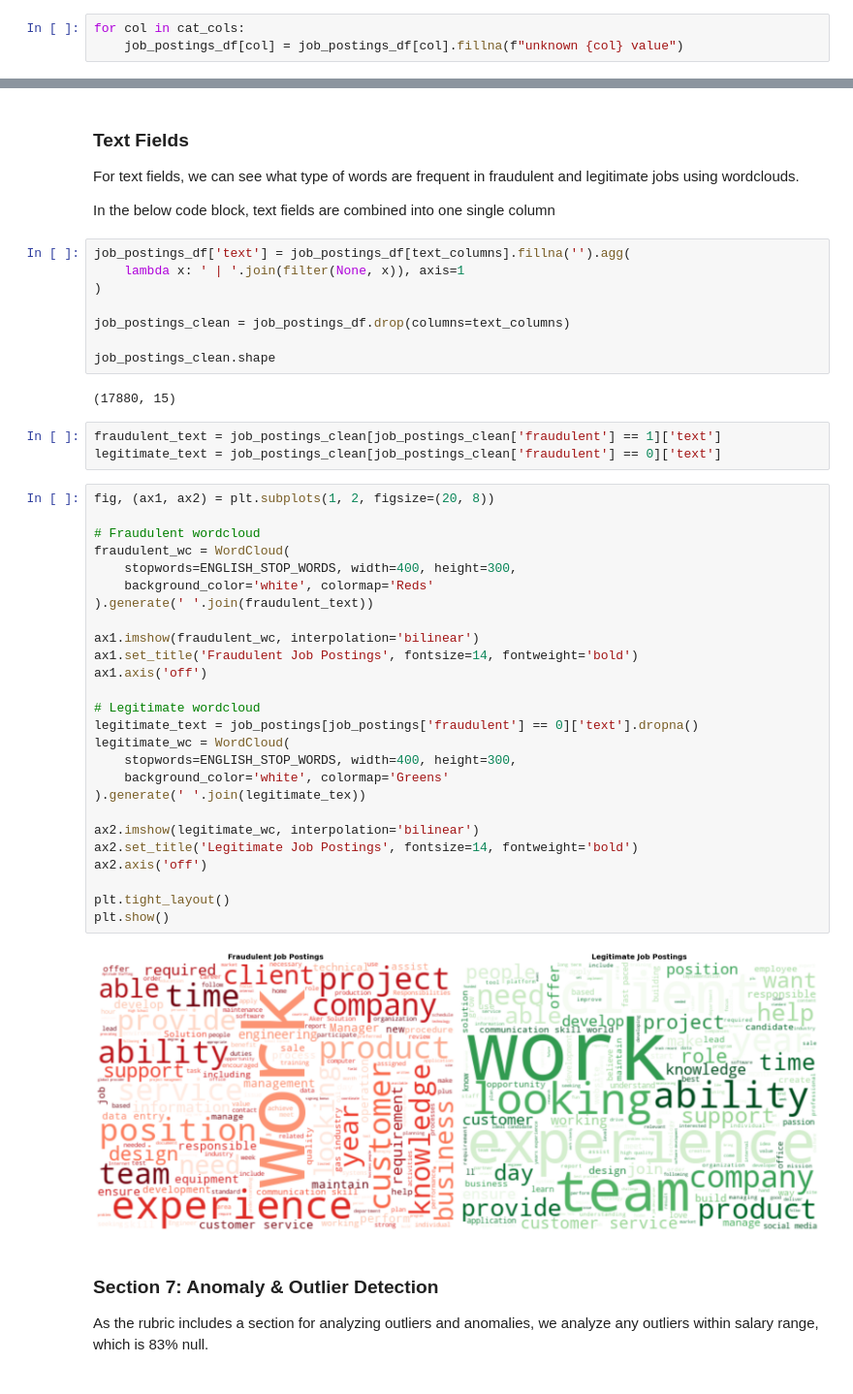
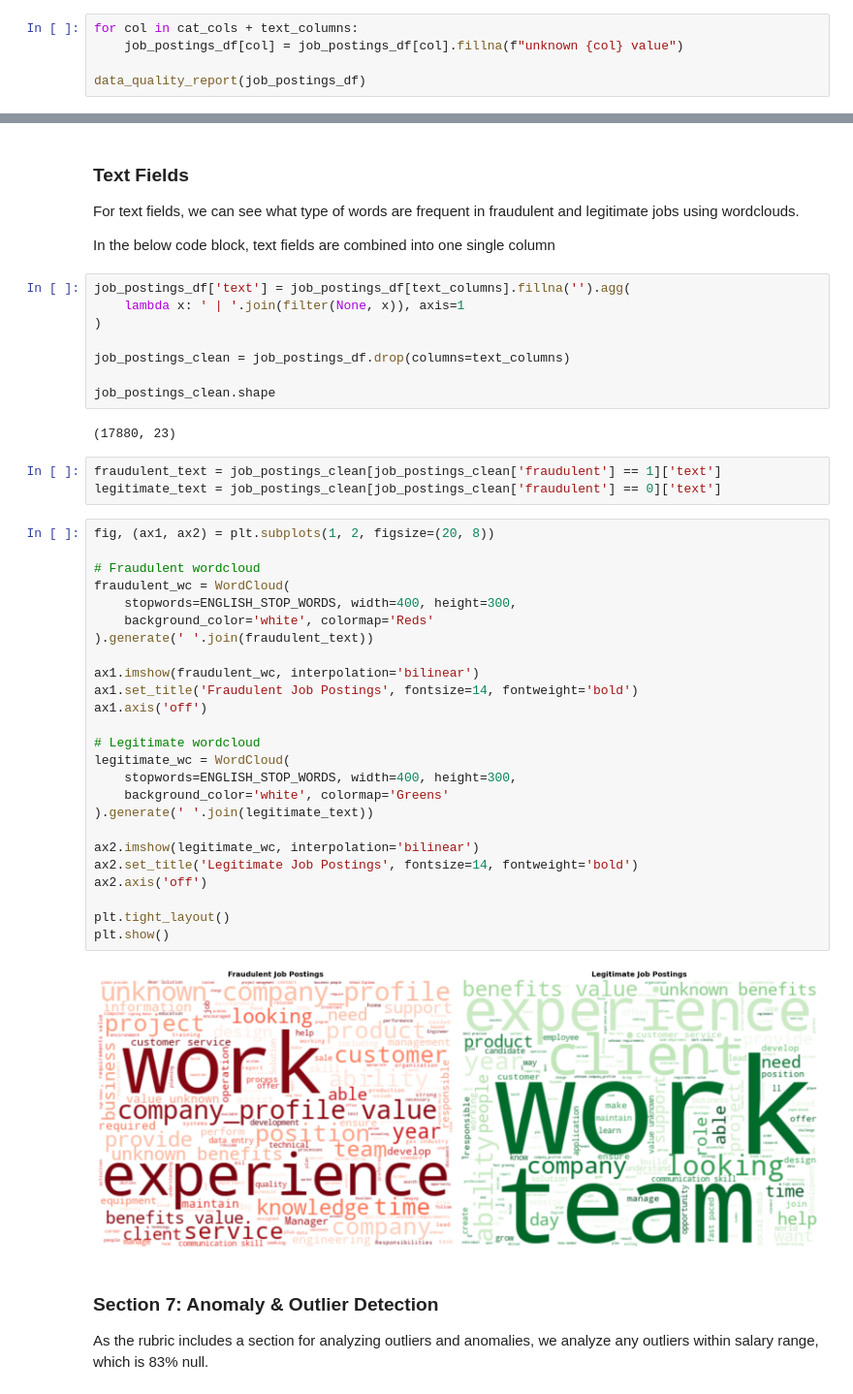
Before and after one commit to antaerus/fluffy-goggles, a Jupyter notebook: exploratory_data_analysis.ipynb, the cells around one changed output, grey strips where cells are left out. Shown at 97% size. Cells and saved outputs as stored; diff of their text form.

```diff
--- a/exploratory_data_analysis.ipynb
+++ b/exploratory_data_analysis.ipynb
@@ -235,5 +316,7 @@ print("Categorical features:", cat_cols)
 Numeric features: ['telecommuting', 'has_company_logo', 'has_questions', 'fraudulent']
 Categorical features: ['title', 'location', 'department', 'salary_range', 'employment_type', 'required_experience', 'required_education', 'industry', 'function']
 # %%
-for col in cat_cols:
+for col in cat_cols + text_columns:
     job_postings_df[col] = job_postings_df[col].fillna(f"unknown {col} value")
+
+data_quality_report(job_postings_df)
@@ -410,38 +511,37 @@ job_postings_clean = job_postings_df.drop(columns=text_columns)
 
 job_postings_clean.shape
 # %% [output]
-(17880, 15)
+(17880, 23)
 # %%
 fraudulent_text = job_postings_clean[job_postings_clean['fraudulent'] == 1]['text']
 legitimate_text = job_postings_clean[job_postings_clean['fraudulent'] == 0]['text']
 # %%
 fig, (ax1, ax2) = plt.subplots(1, 2, figsize=(20, 8))
 
 # Fraudulent wordcloud
 fraudulent_wc = WordCloud(
     stopwords=ENGLISH_STOP_WORDS, width=400, height=300,
     background_color='white', colormap='Reds'
 ).generate(' '.join(fraudulent_text))
 
 ax1.imshow(fraudulent_wc, interpolation='bilinear')
 ax1.set_title('Fraudulent Job Postings', fontsize=14, fontweight='bold')
 ax1.axis('off')
 
 # Legitimate wordcloud
-legitimate_text = job_postings[job_postings['fraudulent'] == 0]['text'].dropna()
 legitimate_wc = WordCloud(
     stopwords=ENGLISH_STOP_WORDS, width=400, height=300,
     background_color='white', colormap='Greens'
-).generate(' '.join(legitimate_tex))
+).generate(' '.join(legitimate_text))
 
 ax2.imshow(legitimate_wc, interpolation='bilinear')
 ax2.set_title('Legitimate Job Postings', fontsize=14, fontweight='bold')
 ax2.axis('off')
 
 plt.tight_layout()
 plt.show()
 # %% [output]
-[figure, old version]
+[figure, new version]
 # %% [markdown]
 ### Section 7: Anomaly & Outlier Detection
 
```
Also changed, not shown: parts of 44 cells of this notebook, 4 other files.
